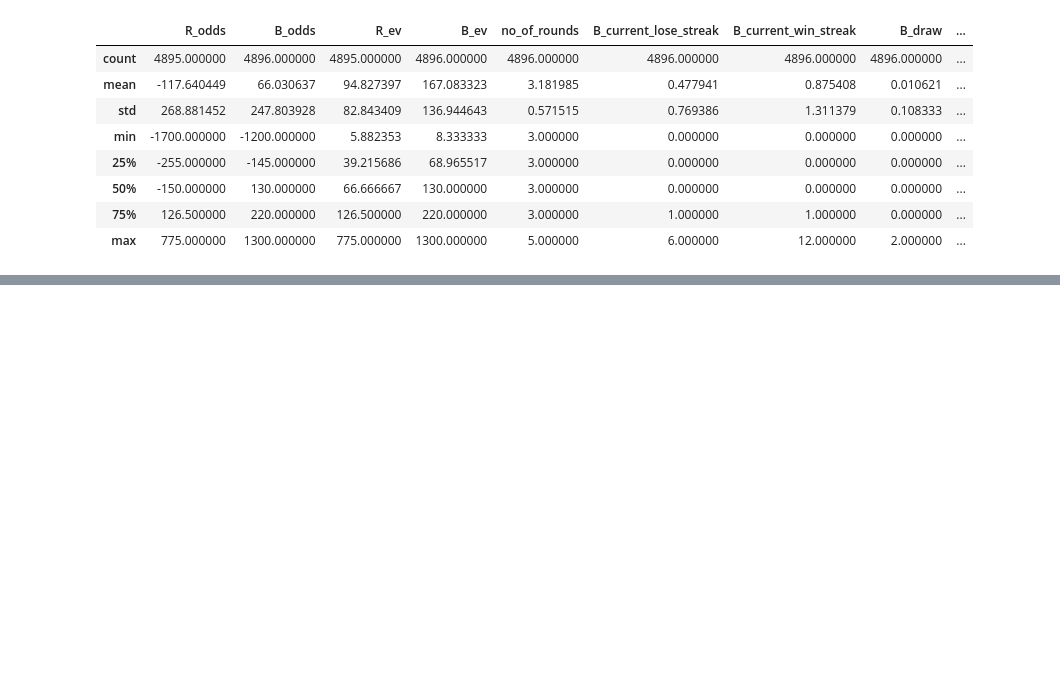
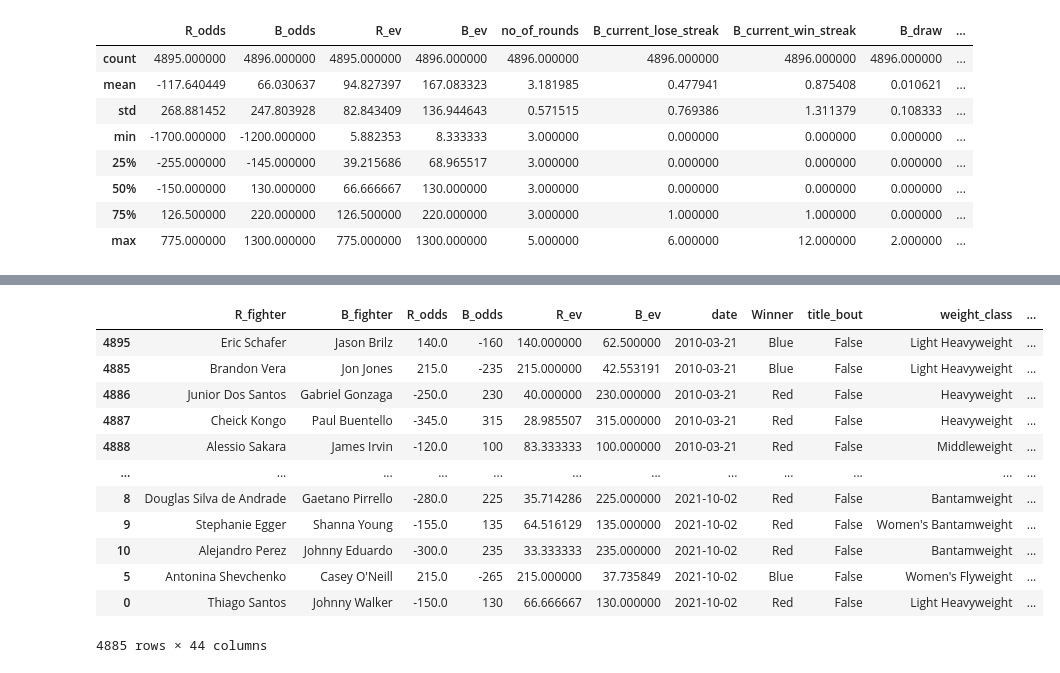
Before and after one commit to LazarAdamovic/UFC-fight-predictor, a Jupyter notebook: Attempt_2/preprocessing.ipynb, the cells around one changed output, grey strips where cells are left out. Drawn from its saved outputs; the diff is of its cells as text; code cells hidden in the pictures; blank space fills up the shorter version.

```diff
--- a/Attempt_2/preprocessing.ipynb
+++ b/Attempt_2/preprocessing.ipynb
@@ -170,0 +168,4 @@ x
+# %%
+df=data
+
+data=df.copy()
@@ -170,0 +192,5 @@ x
+# %%
+# doctor stoppage is when a fight is dropped due to an unforseen medical issue .ie a broken leg. Usually this cannot be predicted and ruins the data so I am getting rid of it
+
+df = df[ (df.B_win_by_TKO_Doctor_Stoppage == 0)
+   | (df.R_win_by_TKO_Doctor_Stoppage == 0)]
@@ -170,0 +211,11 @@ x
+# %%
+df = df[ (df.finish != 'DQ')
+   | (df.finish == 'Overturned')]
+# %%
+# Feature Engineering create difference
+
+# weight
+df['weight_diff']=df['R_Weight_lbs'] - df['B_Weight_lbs']
+
+# for betting odds most of the time it's combined
+df['win_by_decision_diff'] = df['R_win_by_Decision_Majority'] + df['R_win_by_Decision_Split'] + df['R_win_by_Decision_Unanimous'] - df['B_win_by_Decision_Majority'] - df['B_win_by_Decision_Split'] - df['B_win_by_Decision_Unanimous']
@@ -170,0 +233,22 @@ x
+# %%
+df
+
+#don't need heights
+# don't need reach
+#don't need age	sig_str	avg_sub_att	avg_td
+#### need to create weight difference
+#### need to create longest loss streak
+# %% [output]
+|  | R_fighter | B_fighter | R_odds | B_odds | R_ev | B_ev | date | Winner | title_bout | weight_class | ... |
+| 4895 | Eric Schafer | Jason Brilz | 140.0 | -160 | 140.000000 | 62.500000 | 2010-03-21 | Blue | False | Light Heavyweight | ... |
+| 4885 | Brandon Vera | Jon Jones | 215.0 | -235 | 215.000000 | 42.553191 | 2010-03-21 | Blue | False | Light Heavyweight | ... |
+| 4886 | Junior Dos Santos | Gabriel Gonzaga | -250.0 | 230 | 40.000000 | 230.000000 | 2010-03-21 | Red | False | Heavyweight | ... |
+| 4887 | Cheick Kongo | Paul Buentello | -345.0 | 315 | 28.985507 | 315.000000 | 2010-03-21 | Red | False | Heavyweight | ... |
+| 4888 | Alessio Sakara | James Irvin | -120.0 | 100 | 83.333333 | 100.000000 | 2010-03-21 | Red | False | Middleweight | ... |
+| ... | ... | ... | ... | ... | ... | ... | ... | ... | ... | ... | ... |
+| 8 | Douglas Silva de Andrade | Gaetano Pirrello | -280.0 | 225 | 35.714286 | 225.000000 | 2021-10-02 | Red | False | Bantamweight | ... |
+| 9 | Stephanie Egger | Shanna Young | -155.0 | 135 | 64.516129 | 135.000000 | 2021-10-02 | Red | False | Women's Bantamweight | ... |
+| 10 | Alejandro Perez | Johnny Eduardo | -300.0 | 235 | 33.333333 | 235.000000 | 2021-10-02 | Red | False | Bantamweight | ... |
+| 5 | Antonina Shevchenko | Casey O'Neill | 215.0 | -265 | 215.000000 | 37.735849 | 2021-10-02 | Blue | False | Women's Flyweight | ... |
+| 0 | Thiago Santos | Johnny Walker | -150.0 | 130 | 66.666667 | 130.000000 | 2021-10-02 | Red | False | Light Heavyweight | ... |
+4885 rows × 44 columns
```
Also changed, not shown: parts of 19 cells of this notebook, 1 other file.
